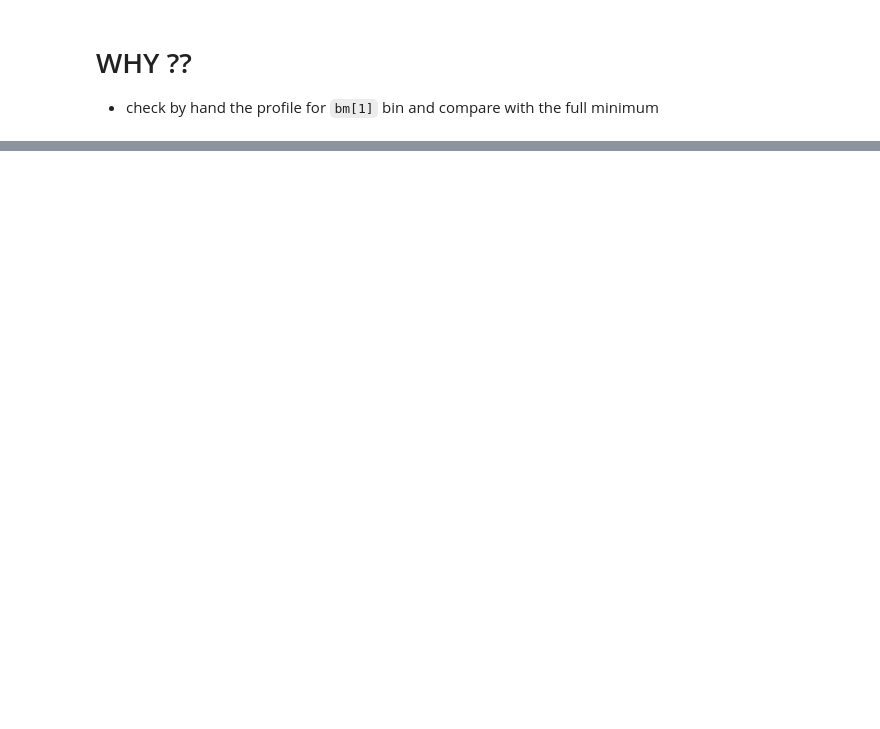
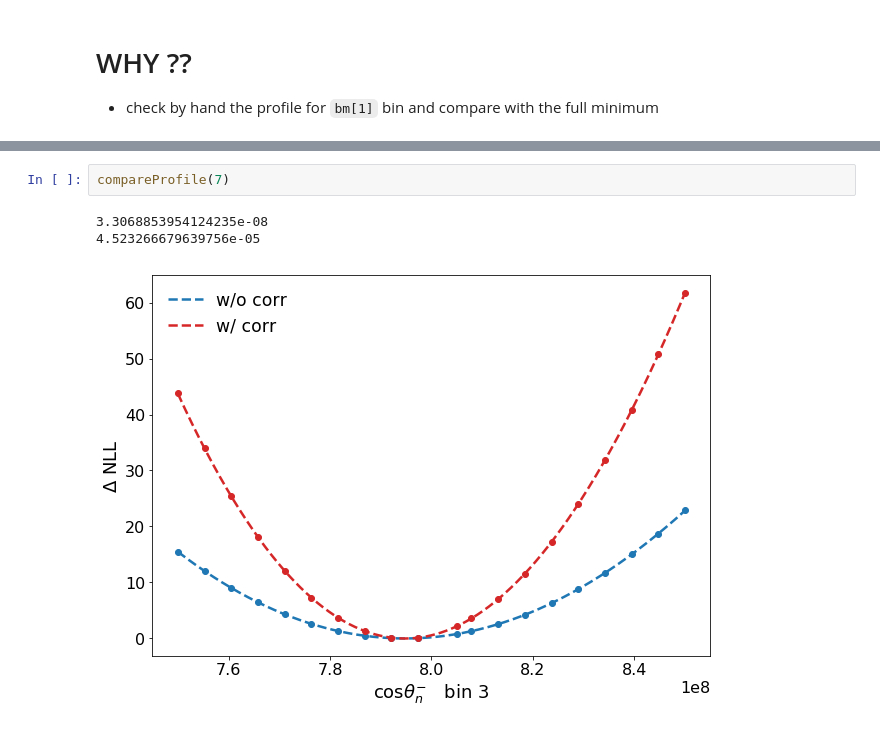
Before and after one commit to rmadar/unfoldcorr, a Jupyter notebook: studies/CorrelationsImpact.ipynb, the cells around one changed output, grey strips where cells are left out. Cells and saved outputs as stored; diff of their text form; blank space fills up the shorter version.

```diff
--- a/studies/CorrelationsImpact.ipynb
+++ b/studies/CorrelationsImpact.ipynb
@@ -135,0 +173,6 @@ plotProfile(3)
+# %%
+compareProfile(7)
+# %% [output]
+3.3068853954124235e-08
+4.523266679639756e-05
+[figure, added]
```
Also changed, not shown: parts of 15 cells of this notebook, 2 other files.
